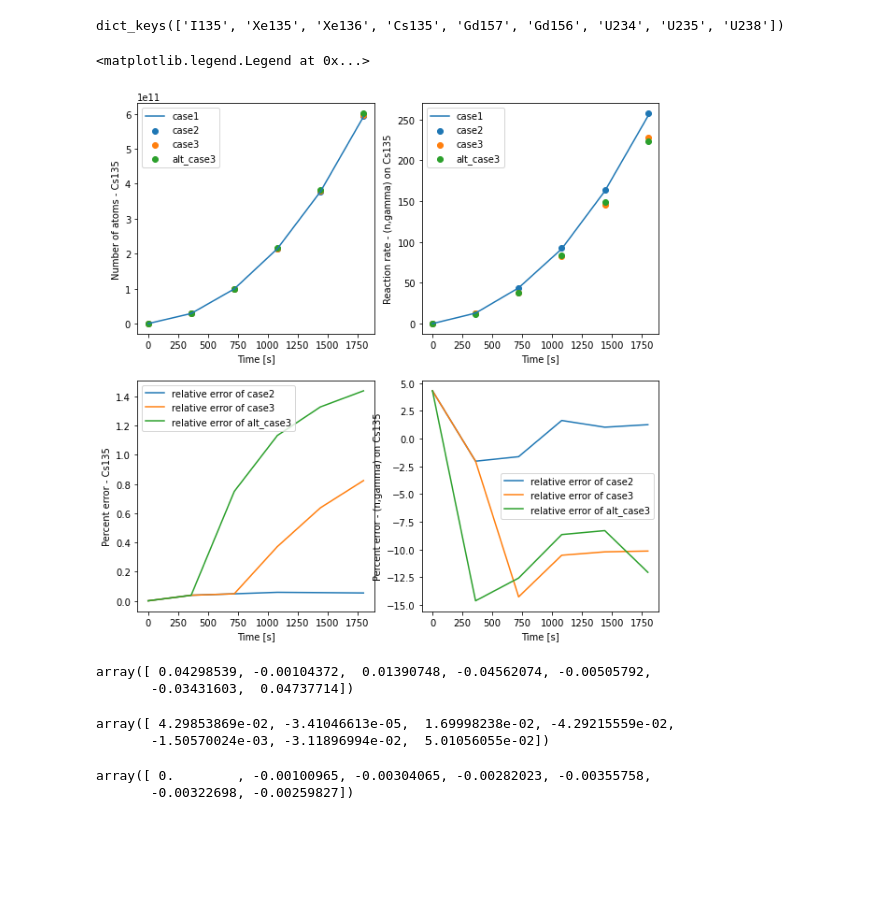
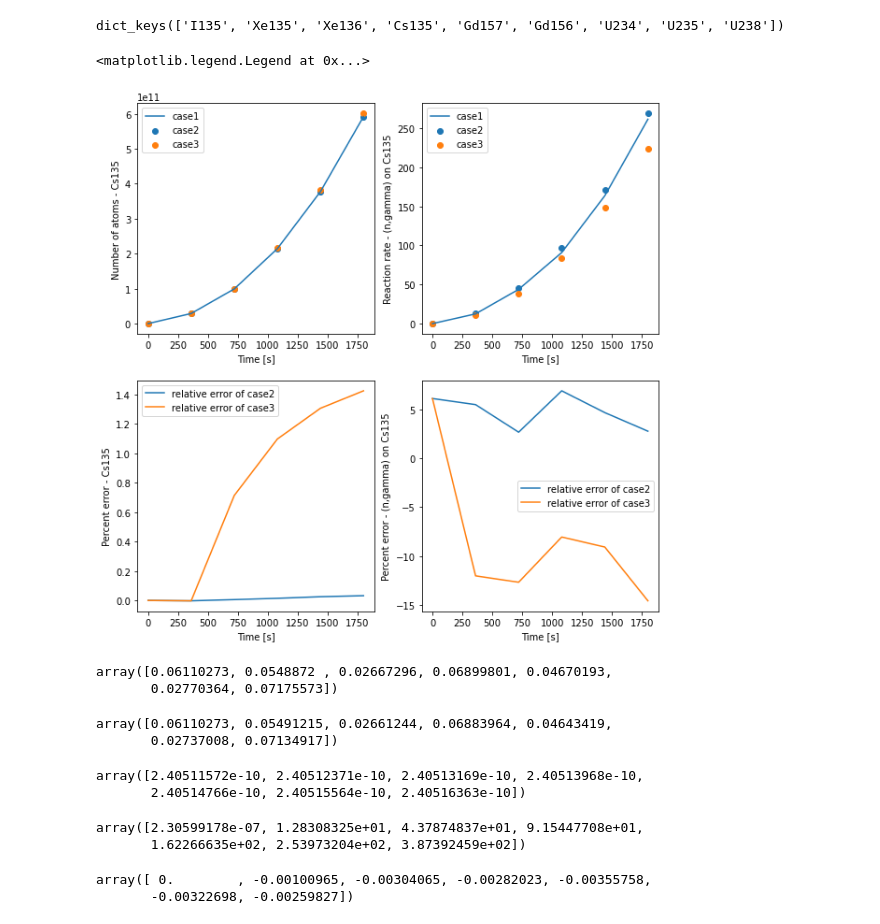
Before and after one commit to yardasol/2023-openmc-depletion-data, a Jupyter notebook: compare-results.ipynb, the cells around one changed output. Saved outputs shown, nothing was run; the diff lists cells and outputs as text; code cells hidden in the pictures; blank space fills up the shorter version.

```diff
--- a/compare-results.ipynb
+++ b/compare-results.ipynb
@@ -24,7 +24,7 @@ case1_results = Results(f'case1/{integrator_type}/{depletion_type}_depletion_res
 case2_results = Results(f'case2/{integrator_type}/{depletion_type}_depletion_results_{time_type}.h5')
 case3_results = Results(f'case3/{integrator_type}/{depletion_type}_depletion_results_{time_type}.h5')
 
-path = f'alt_case3/{integrator_type}/{depletion_type}_depletion_results_{time_type}_'
+path = f'case3/{integrator_type}/{depletion_type}_depletion_results_{time_type}_'
 results0 = Results(path + '0.h5')
 results1 = Results(path + '1.h5')
 results2 = Results(path + '2.h5')
@@ -44,17 +44,17 @@ results5 = Results(path + '5.h5')
 #        times[1] = t[1] * (k+1)
 #    j += 1
 
-alt_case3_results = Results()
-alt_case3_results.append(results0[0])
-alt_case3_results.append(results1[0])
-alt_case3_results.append(results2[0])
-alt_case3_results.append(results3[0])
-alt_case3_results.append(results4[0])
-alt_case3_results.append(results5[0])
-alt_case3_results.append(results5[1])
+case3_results = Results()
+case3_results.append(results0[0])
+case3_results.append(results1[0])
+case3_results.append(results2[0])
+case3_results.append(results3[0])
+case3_results.append(results4[0])
+case3_results.append(results5[0])
+case3_results.append(results5[1])
 
-t = results[0].time
-for i, res in enumerate(alt_case3_results):
+t = results0[0].time
+for i, res in enumerate(case3_results):
     times = [0,0]
     times[0] = t[1] * i
     times[1] = t[1] * (i+1)
@@ -67,15 +67,13 @@ rx_dict = {}
 for nuc in chain.nuclide_dict:
     atoms = (case1_results.get_atoms("1", nuc)[1],
              case2_results.get_atoms("1", nuc)[1],
-             case3_results.get_atoms("1", nuc)[1],
-             alt_case3_results.get_atoms("1", nuc)[1])
+             case3_results.get_atoms("1", nuc)[1])
     atoms_dict[nuc] = atoms
     rx_dict.update({nuc: {}})
     for rx in chain.reactions:
         reactions = (case1_results.get_reaction_rate('1', nuc, rx)[1],
                      case2_results.get_reaction_rate('1', nuc, rx)[1],
-                     case3_results.get_reaction_rate('1', nuc, rx)[1],
-                     alt_case3_results.get_reaction_rate('1', nuc, rx)[1])
+                     case3_results.get_reaction_rate('1', nuc, rx)[1])
         rx_dict[nuc].update({rx: reactions})
 
 atoms_dict.keys()
@@ -86,61 +84,65 @@ nuc = 'Cs135'
 rx = '(n,gamma)'
 i = -1
 j = -1
-c1_atoms, c2_atoms, c3_atoms, alt_c3_atoms = atoms_dict[nuc]
-c1_nuc_rx, c2_nuc_rx, c3_nuc_rx, alt_c3_nuc_rx = rx_dict[nuc][rx]
+c1_atoms, c2_atoms, c3_atoms = atoms_dict[nuc]
+c1_nuc_rx, c2_nuc_rx, c3_nuc_rx = rx_dict[nuc][rx]
 
 fig, ((ax1, ax2), (ax3, ax4)) = plt.subplots(2, 2, figsize=(10,10))
 
 ax1.plot(time[:i], c1_atoms[:i], label="case1")
 ax1.scatter(time[:i], c2_atoms[:i], label="case2")
 ax1.scatter(time[:i], c3_atoms[:i], label="case3")
-ax1.scatter(time[:i], alt_c3_atoms[:i], label="alt_case3")
 ax1.set_xlabel("Time [s]")
 ax1.set_ylabel(f"Number of atoms - {nuc}");
 ax1.legend()
 
 at_error21 = 100 * (c2_atoms - c1_atoms) / c1_atoms
 at_error31 = 100 * (c3_atoms - c1_atoms) / c1_atoms
-at_erroralt_31 = 100 * (alt_c3_atoms - c1_atoms) / c1_atoms
 at_error23 = 100 * (c2_atoms - c3_atoms) / c3_atoms
 ax3.plot(time[:j], at_error21[:j], label="relative error of case2")
 ax3.plot(time[:j], at_error31[:j], label="relative error of case3")
-ax3.plot(time[:j], at_erroralt_31[:j], label="relative error of alt_case3")
 ax3.set_xlabel("Time [s]")
 ax3.set_ylabel(f"Percent error - {nuc}")
 ax3.legend()
 
 ax2.plot(time[:i], c1_nuc_rx[:i], label="case1")
 ax2.scatter(time[:i], c2_nuc_rx[:i], label="case2")
 ax2.scatter(time[:i], c3_nuc_rx[:i], label="case3")
-ax2.scatter(time[:i], alt_c3_nuc_rx[:i], label="alt_case3")
 ax2.set_xlabel("Time [s]")
 ax2.set_ylabel(f"Reaction rate - {rx} on {nuc}");
 ax2.legend()
 
 rx_error21 = 100 * (c2_nuc_rx - c1_nuc_rx) / c1_nuc_rx
 rx_error31 = 100 * (c3_nuc_rx - c1_nuc_rx) / c1_nuc_rx
-rx_erroralt_31 = 100 * (alt_c3_nuc_rx - c1_nuc_rx) / c1_nuc_rx
 rx_error23 = 100 * (c2_nuc_rx - c3_nuc_rx) / c3_nuc_rx
 ax4.plot(time[:j], rx_error21[:j], label="relative error of case2")
 ax4.plot(time[:j], rx_error31[:j], label="relative error of case3")
-ax4.plot(time[:j], rx_erroralt_31[:j], label="relative error of alt_case3")
 ax4.set_xlabel("Time [s]")
 ax4.set_ylabel(f"Percent error - {rx} on {nuc}")
 ax4.legend()
 # %% [output]
 <matplotlib.legend.Legend at 0x...>
-[figure, old version]
+[figure, new version]
 # %%
 (c2_nuc_rx - c1_nuc_rx) / c1_nuc_rx
 # %% [output]
-array([ 0.04298539, -0.00104372,  0.01390748, -0.04562074, -0.00505792,
-       -0.03431603,  0.04737714])
+array([0.06110273, 0.0548872 , 0.02667296, 0.06899801, 0.04670193,
+       0.02770364, 0.07175573])
 # %%
 ((c2_nuc_rx / c2_atoms) - (c1_nuc_rx / c1_atoms)) / (c1_nuc_rx / c1_atoms)
 # %% [output]
-array([ 4.29853869e-02, -3.41046613e-05,  1.69998238e-02, -4.29215559e-02,
-       -1.50570024e-03, -3.11896994e-02,  5.01056055e-02])
+array([0.06110273, 0.05491215, 0.02661244, 0.06883964, 0.04643419,
+       0.02737008, 0.07134917])
+# %%
+c2_nuc_rx
+# %% [output]
+array([2.40511572e-10, 2.40512371e-10, 2.40513169e-10, 2.40513968e-10,
+       2.40514766e-10, 2.40515564e-10, 2.40516363e-10])
+# %%
+c1_nuc_rx
+# %% [output]
+array([2.30599178e-07, 1.28308325e+01, 4.37874837e+01, 9.15447708e+01,
+       1.62266635e+02, 2.53973204e+02, 3.87392459e+02])
 # %%
 (c2_atoms - c1_atoms) / c1_atoms
 # %% [output]
```
Also changed, not shown: 1 other file.
